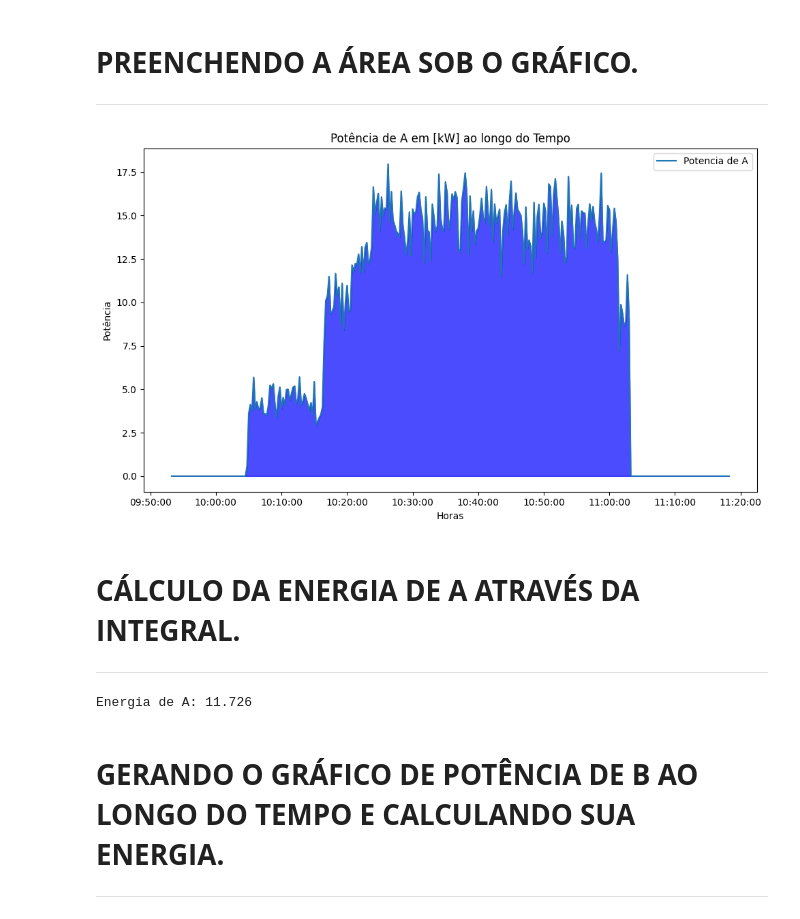
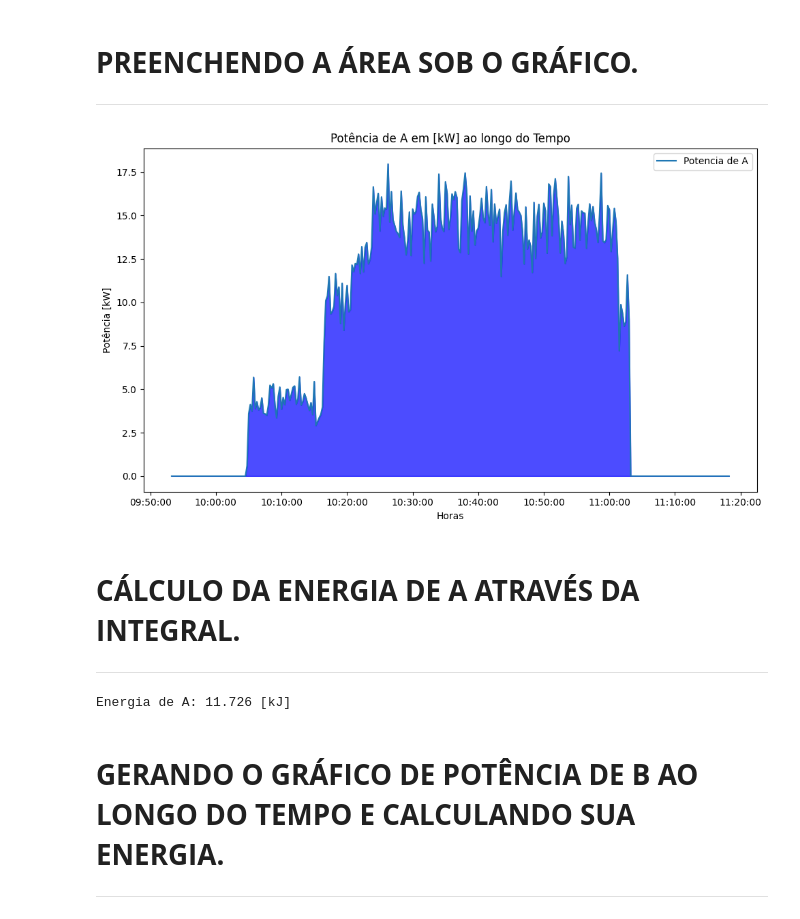
Before and after one commit to MalVaroTor/MalVaroTor, a Jupyter notebook: TCC_1_DESCOBRINDO.ipynb, the cells around one changed output. Drawn from its saved outputs; the diff is of its cells as text; code cells hidden in the pictures.

```diff
--- a/TCC_1_DESCOBRINDO.ipynb
+++ b/TCC_1_DESCOBRINDO.ipynb
@@ -38,0 +43,5 @@ display(db)
+# %%
+db['Data'] = pd.to_datetime(db['Data'])
+db['Data'] = db['Data'].dt.strftime('%d/%m/%Y')
+
+display(db)
@@ -134,14 +157,22 @@ plt.show()
 # CALCULANDO A POTÊNCIA DE A.
 # db_dia['Potencia_A_[kW]'] = db_dia['Corrente_A_[A]'] * db_dia['Tensao_A_[V]'] / 1000
 
-# TRAZENDO O ÍNDICE DA COLUNA 'Corrente_B_[A]'.
-indice_corrente_B = db_dia.columns.get_loc('Tensao_A_[V]')
+# TRAZENDO O ÍNDICE DA COLUNA 'Tensao_A_[V]'.
+indice_tensao_a = db_dia.columns.get_loc('Tensao_A_[V]')
 
-# INSERINDO A COLUNA 'Potencia_A_[kW]' DEPOIS DA COLUNA 'Corrente_B_[A]'.
-db_dia.insert(indice_corrente_B + 1, \
+# INSERINDO A COLUNA 'Potencia_A_[kW]' DEPOIS DA COLUNA 'Tensao_A_[V]'.
+db_dia.insert(indice_tensao_a + 1, \
                 'Potencia_A_[kW]', \
                     db_dia['Corrente_A_[A]'] * db_dia['Tensao_A_[V]'] / 1000)
 
+# TRAZENDO O ÍNDICE DA COLUNA 'Tensao_B_[V]'.
+indice_tensao_B = db_dia.columns.get_loc('Tensao_B_[V]')
+
+# INSERINDO A COLUNA 'Potencia_B_[kW]' DEPOIS DA COLUNA 'Tensao_B_[V]'.
+db_dia.insert(indice_tensao_B + 1, \
+                'Potencia_B_[kW]', \
+                    db_dia['Corrente_B_[A]'] * db_dia['Tensao_B_[V]'] / 1000)
+
 display(db_dia)
 # %% [output]
 |  | Data/Hora | Data | Hora | Temperatura_in_A_[ºC] | Temperatura_out_O2_A_[ºC] | Temperatura_out_H2_A_[ºC] | ... |
@@ -258,35 +258,35 @@ plt.figure(figsize=(10, 6))
 
 # PLOTANDO OS DADOS DO GRÁFICO.
 plt.plot(db_dia['Data/Hora'], \
             db_dia['Potencia_A_[kW]'], \
                 label='Potencia de A')
 
 # PREENCHENDO A ÁREA SOB O GRÁFICO.
 plt.fill_between(db_dia['Data/Hora'], \
                     db_dia['Potencia_A_[kW]'], \
                         color='blue', \
                             alpha=0.7)
 
 # ADICIONADNO OS EIXOS.
 plt.xlabel('Horas')
 
-plt.ylabel('Potência')
+plt.ylabel('Potência [kW]')
 
 # ADICIONADNO O TÍTULO.
 plt.title('Potência de A em [kW] ao longo do Tempo')
 
 # # ADICIONADNO A LEGENDA.
 plt.legend()
 
 # FORMATANDO O EIXO X.
 plt.gca().xaxis.set_major_formatter(plt.matplotlib.dates.DateFormatter('%H:%M:%S'))
 
 # EXIBINDO O GRÁFICO.
 plt.tight_layout()
 
 plt.show()
 # %% [output]
-[figure, old version]
+[figure, new version]
 # %% [markdown]
 # **CÁLCULO DA ENERGIA DE A ATRAVÉS DA INTEGRAL.**
 
@@ -300,9 +300,9 @@ integral_PotenciaA = np.trapz(db_dia['Potencia_A_[kW]'], \
 integral_PotenciaA = round(integral_PotenciaA , 3)
 
 # IMPRIMINDO O RESULTADO.
-print("Energia de A:", integral_PotenciaA)
+print("Energia de A:", integral_PotenciaA, "[kJ]")
 # %% [output]
-Energia de A: 11.726
+Energia de A: 11.726 [kJ]
 # %% [markdown]
 # **GERANDO O GRÁFICO DE POTÊNCIA DE B AO LONGO DO TEMPO E CALCULANDO SUA ENERGIA.**
 
```
Also changed, not shown: parts of 15 cells of this notebook.
